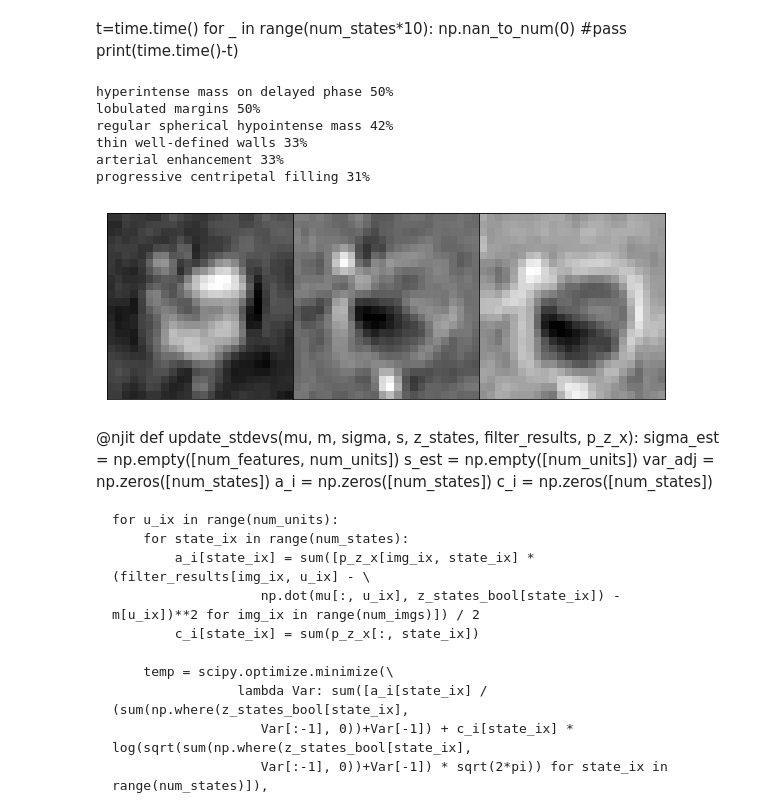
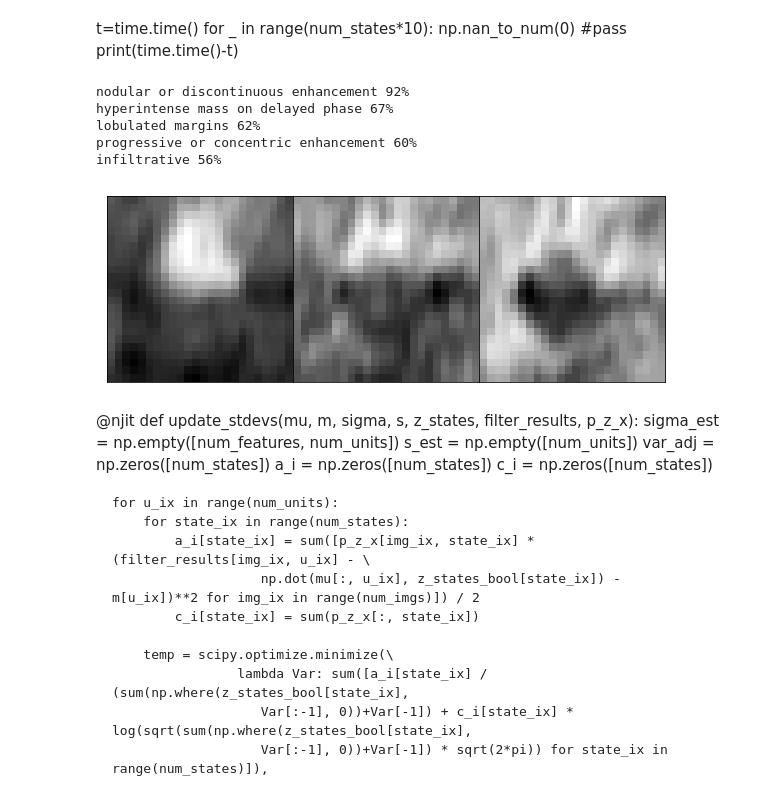
Before and after one commit to clintonjwang/voi-classifier, a Jupyter notebook: python/cls-specific-inference.ipynb, the cells around one changed output. Drawn from its saved outputs; the diff is of its cells as text; code cells hidden in the pictures.

```diff
--- a/python/cls-specific-inference.ipynb
+++ b/python/cls-specific-inference.ipynb
@@ -238,7 +238,7 @@ def EM_loop(k, alpha=.8, beta=.8, **kwargs):
         p_z_x = im.get_all_p_z_x(p_x_z, p_z)
 
         print("Updating W...", end="")
-        W = im.update_W(mu, W, z_states, U, p_z_x, alpha)
+        W = im.update_W(mu, W, z_states, U, p_z_x, fixed_indices, alpha)
 
         print("Updating mu, sigma, a, b...", end="")
         mu = im.update_mus(mu, s_states, U, p_z_x, beta)
@@ -280,5 +286,5 @@ importlib.reload(im)
 # %%
-W, theta, mu, sigma, a, b = EM_loop(1, **params)
+W, theta, mu, sigma, a, b = EM_loop(2, **params)
 # %% [output]
 Initializing probabilities...
 Running EM:
@@ -296,34 +321,33 @@ for _ in range(num_states*10):
     #pass
 print(time.time()-t)
 # %%
-for test_ix in test_indices[5:]:
-    p_zi_x = np.zeros([num_features])
-    for f_ix in range(num_features):
-        state_ixs = [state_ix for state_ix in range(num_states) if z_states_bool[state_ix][f_ix]]
-        p_zi_x[f_ix] = sum(p_z_x[test_ix, state_ixs])
-        #for f,strength in sorted(enumerate(p_zi_x), key=lambda x:x[1], reverse=True):
-        #    output[z] = output[z] + [f, strength]
-    break
+test_ix = 10
+#for test_ix in test_indices[5:]:
+p_zi_x = np.zeros([num_features])
+for f_ix in range(num_features):
+    state_ixs = [state_ix for state_ix in range(num_states) if z_states_bool[state_ix][f_ix]]
+    p_zi_x[f_ix] = sum(p_z_x[test_ix, state_ixs])
+    #for f,strength in sorted(enumerate(p_zi_x), key=lambda x:x[1], reverse=True):
+    #    output[z] = output[z] + [f, strength]
+#break
+
+for f,strength in sorted(enumerate(p_zi_x), key=lambda x:x[1], reverse=True):
+    if strength<0.3:
+        break
+    print("%s %d%%" % (all_features[f], strength*100))
+
+for cls in C.classes_to_include:
+    x_test_quick = orig_data_dict[cls][0][np.where(orig_data_dict[cls][1] == indices_f[test_ix])]
+    if len(x_test_quick) > 0:
+        break
+hf.draw_slices(x_test_quick[0])
+# %% [output]
+nodular or discontinuous enhancement 92%
+hyperintense mass on delayed phase 67%
+lobulated margins 62%
+progressive or concentric enhancement 60%
+infiltrative 56%
+[figure, added]
-# %%
-for f,strength in sorted(enumerate(p_zi_x), key=lambda x:x[1], reverse=True):
-    if strength<0.3:
-        break
-    print("%s %d%%" % (all_features[f], strength*100))
-# %% [output]
-hyperintense mass on delayed phase 50%
-lobulated margins 50%
-regular spherical hypointense mass 42%
-thin well-defined walls 33%
-arterial enhancement 33%
-progressive centripetal filling 31%
-# %%
-for cls in C.classes_to_include:
-    x_test_quick = orig_data_dict[cls][0][np.where(orig_data_dict[cls][1] == indices_f[test_ix])]
-    if len(x_test_quick) > 0:
-        break
-hf.draw_slices(x_test_quick[0])
-# %% [output]
-[figure, removed]
 # %% [markdown]
 @njit
 def update_stdevs(mu, m, sigma, s, z_states, filter_results, p_z_x):
```
Also changed, not shown: parts of 6 cells of this notebook, 3 other files.
